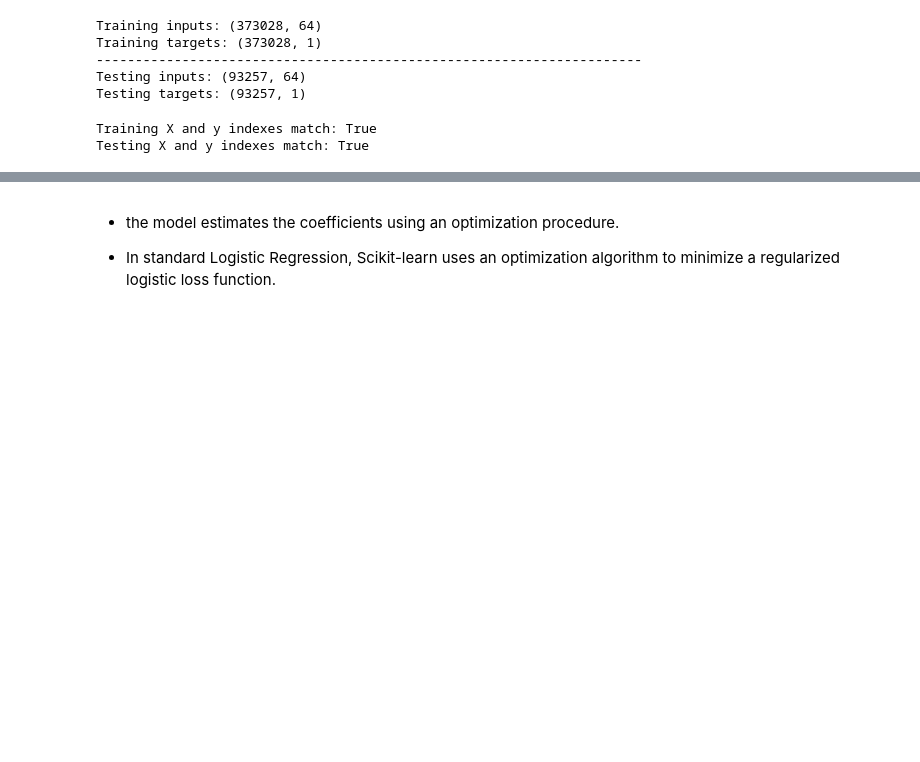
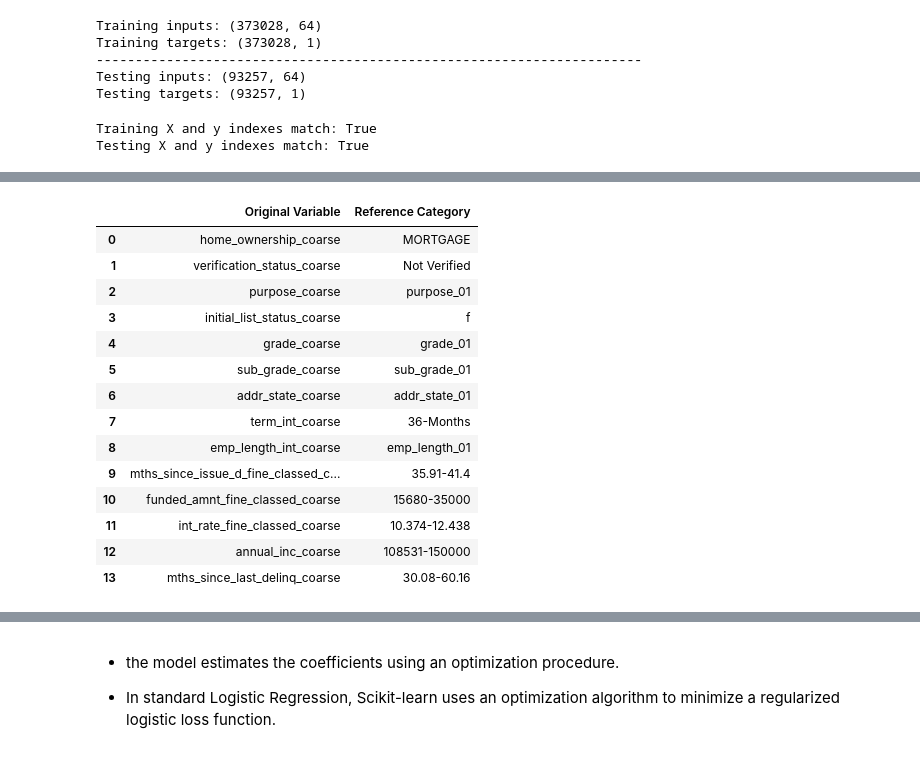
Before and after one commit to aminmirhaj/credit-risk-modeling, a Jupyter notebook: notebooks/00_initial_full_version.ipynb, the cells around one changed output, grey strips where cells are left out. Saved outputs shown, nothing was run; the diff lists cells and outputs as text; code cells hidden in the pictures; blank space fills up the shorter version.

```diff
--- a/notebooks/00_initial_full_version.ipynb
+++ b/notebooks/00_initial_full_version.ipynb
@@ -2888,4 +2929,9 @@ Testing X and y indexes match: True
 # %%
+# ============================================================
+# Define and drop Reference Categories
+# ============================================================
+
+# 1. Define Reference Categories to drop them
 reference_categories = [
     "home_ownership_coarse: MORTGAGE",
     "verification_status_coarse: Not Verified",
@@ -2903,22 +2949,60 @@ reference_categories = [
     "mths_since_last_delinq_coarse: 30.08-60.16"
 ]
 
-
+# 2. Remove reference categories from training and test inputs
 inputs_train = loan_data_inputs_train.drop(
-    reference_categories,
-    axis=1
+    columns=reference_categories
 )
 
 inputs_test = loan_data_inputs_test.drop(
-    reference_categories,
-    axis=1
+    columns=reference_categories
 )
 
 
-for category in reference_categories:
-    original_variable = category.split(":")[0]
-    print(f"Removed reference category: {category}")
-    print(f"Original variable: {original_variable}")
+# 3. Display removed reference categories in a readable table
+reference_info = pd.DataFrame({
+    "Original Variable": [
+        category.split(":")[0]
+        for category in reference_categories
+    ],
+    "Reference Category": [
+        category.split(": ", 1)[1]
+        for category in reference_categories
+    ]
+})
 
-print(f"\nTotal number of columns dropped: {len(reference_categories)}")
+print("=" * 80)
+print("Reference Categories Removed")
+print("=" * 80)
+
+display(reference_info)
+
+print(f"\nTotal columns dropped: {len(reference_categories)}")
+
+
+# 4. Validate final model inputs
+print("\n" + "=" * 80)
+print("Final Model Inputs Validation")
+print("=" * 80)
+
+print(f"inputs_train shape: {inputs_train.shape}")
+print(f"inputs_test shape:  {inputs_test.shape}")
+
+print(
+    "Same columns:",
+    inputs_train.columns.equals(inputs_test.columns)
+)
+
+print(
+    "Training indexes match targets:",
+    inputs_train.index.equals(loan_data_targets_train.index)
+)
+
+print(
+    "Test indexes match targets:",
+    inputs_test.index.equals(loan_data_targets_test.index)
+)
+
+
+# ??? also here df names change for better understand, in drop (remove) part of the code.
 # %% [output]
@@ -2941,0 +3012,15 @@ Total number of columns dropped: 14
+|  | Original Variable | Reference Category |
+| 0 | home_ownership_coarse | MORTGAGE |
+| 1 | verification_status_coarse | Not Verified |
+| 2 | purpose_coarse | purpose_01 |
+| 3 | initial_list_status_coarse | f |
+| 4 | grade_coarse | grade_01 |
+| 5 | sub_grade_coarse | sub_grade_01 |
+| 6 | addr_state_coarse | addr_state_01 |
+| 7 | term_int_coarse | 36-Months |
+| 8 | emp_length_int_coarse | emp_length_01 |
+| 9 | mths_since_issue_d_fine_classed_c... | 35.91-41.4 |
+| 10 | funded_amnt_fine_classed_coarse | 15680-35000 |
+| 11 | int_rate_fine_classed_coarse | 10.374-12.438 |
+| 12 | annual_inc_coarse | 108531-150000 |
+| 13 | mths_since_last_delinq_coarse | 30.08-60.16 |
```
Also changed, not shown: parts of 7 cells of this notebook.
